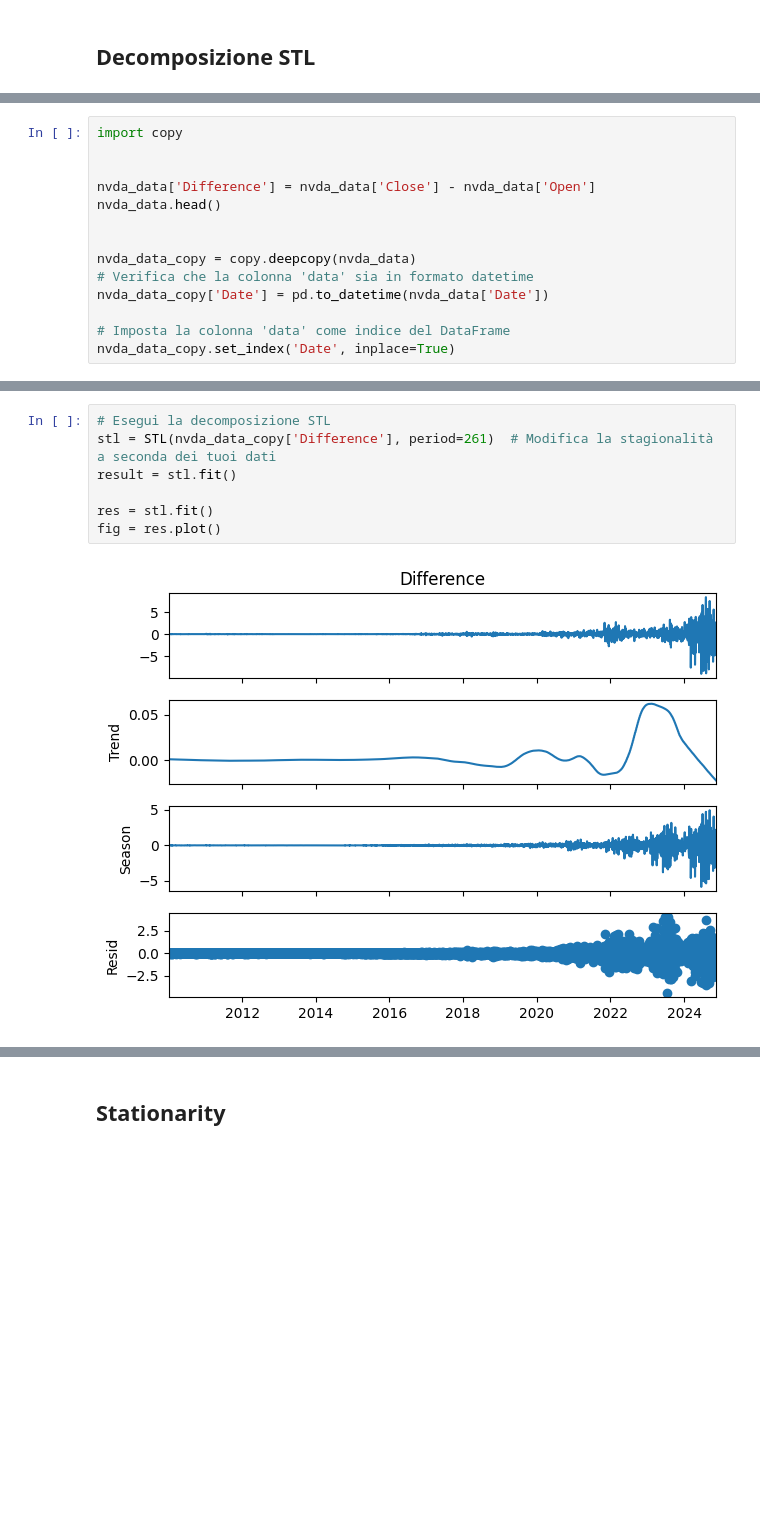
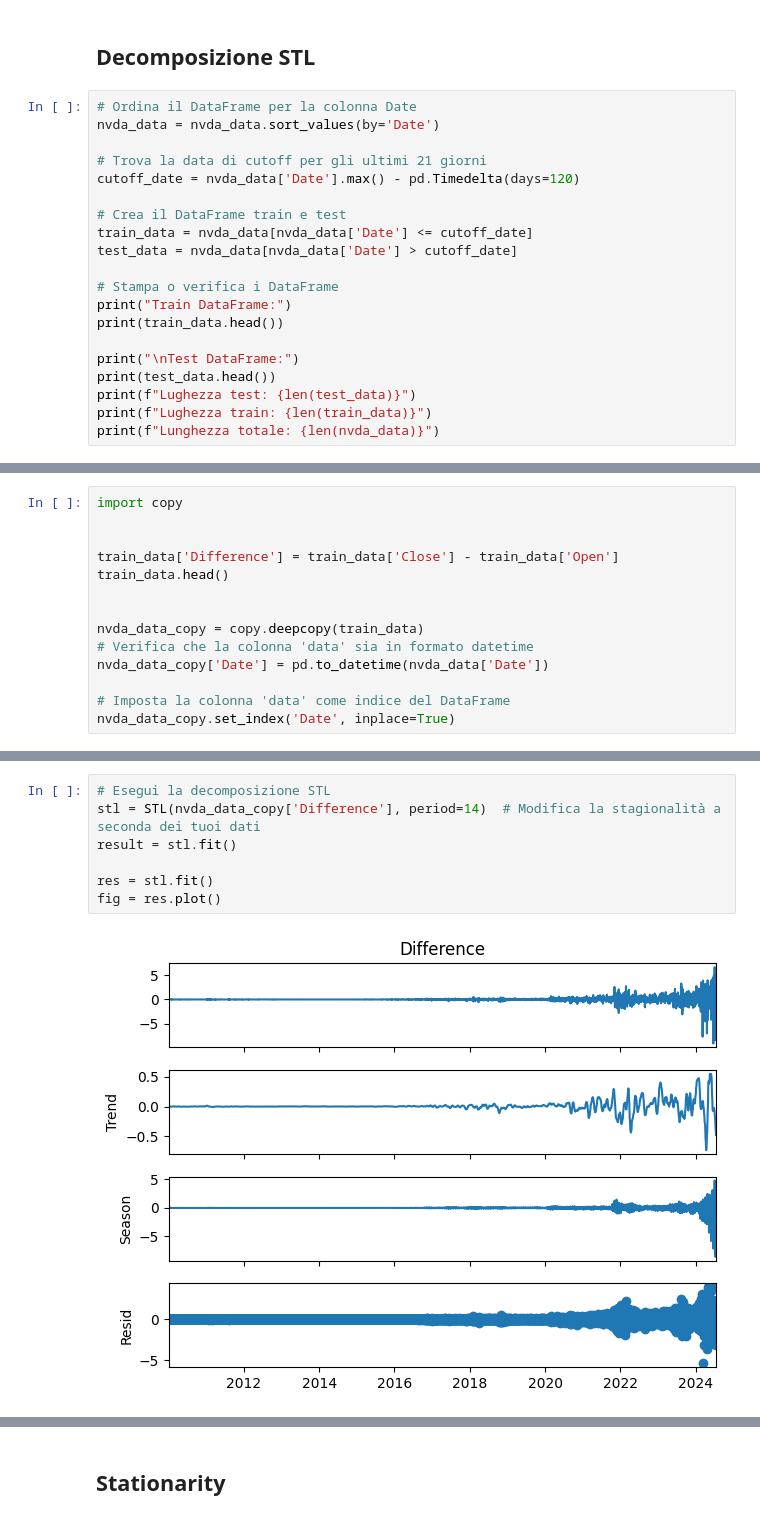
Before and after one commit to lucabellantee/Time-series-analysis, a Jupyter notebook: time_series_stocks.ipynb, the cells around one changed output, grey strips where cells are left out. Saved outputs shown, nothing was run; the diff lists cells and outputs as text; blank space fills up the shorter version.

```diff
--- a/time_series_stocks.ipynb
+++ b/time_series_stocks.ipynb
@@ -153,3 +154,23 @@ plt.show()
 [figure]
 # %% [markdown]
 ## Decomposizione STL
+# %%
+# Ordina il DataFrame per la colonna Date
+nvda_data = nvda_data.sort_values(by='Date')
+
+# Trova la data di cutoff per gli ultimi 21 giorni
+cutoff_date = nvda_data['Date'].max() - pd.Timedelta(days=120)
+
+# Crea il DataFrame train e test
+train_data = nvda_data[nvda_data['Date'] <= cutoff_date]
+test_data = nvda_data[nvda_data['Date'] > cutoff_date]
+
+# Stampa o verifica i DataFrame
+print("Train DataFrame:")
+print(train_data.head())
+
+print("\nTest DataFrame:")
+print(test_data.head())
+print(f"Lughezza test: {len(test_data)}")
+print(f"Lughezza train: {len(train_data)}")
+print(f"Lunghezza totale: {len(nvda_data)}")
@@ -157,11 +196,11 @@ plt.show()
 import copy
 
 
-nvda_data['Difference'] = nvda_data['Close'] - nvda_data['Open']
-nvda_data.head()
+train_data['Difference'] = train_data['Close'] - train_data['Open']
+train_data.head()
 
 
-nvda_data_copy = copy.deepcopy(nvda_data)
+nvda_data_copy = copy.deepcopy(train_data)
 # Verifica che la colonna 'data' sia in formato datetime
 nvda_data_copy['Date'] = pd.to_datetime(nvda_data['Date'])
 
@@ -170,9 +217,9 @@ nvda_data_copy.set_index('Date', inplace=True)
 # %%
 # Esegui la decomposizione STL
-stl = STL(nvda_data_copy['Difference'], period=261)  # Modifica la stagionalità a seconda dei tuoi dati
+stl = STL(nvda_data_copy['Difference'], period=14)  # Modifica la stagionalità a seconda dei tuoi dati
 result = stl.fit()
 
 res = stl.fit()
 fig = res.plot()
 # %% [output]
-[figure, old version]
+[figure, new version]
```
Also changed, not shown: parts of 16 cells of this notebook, 1 other file.
